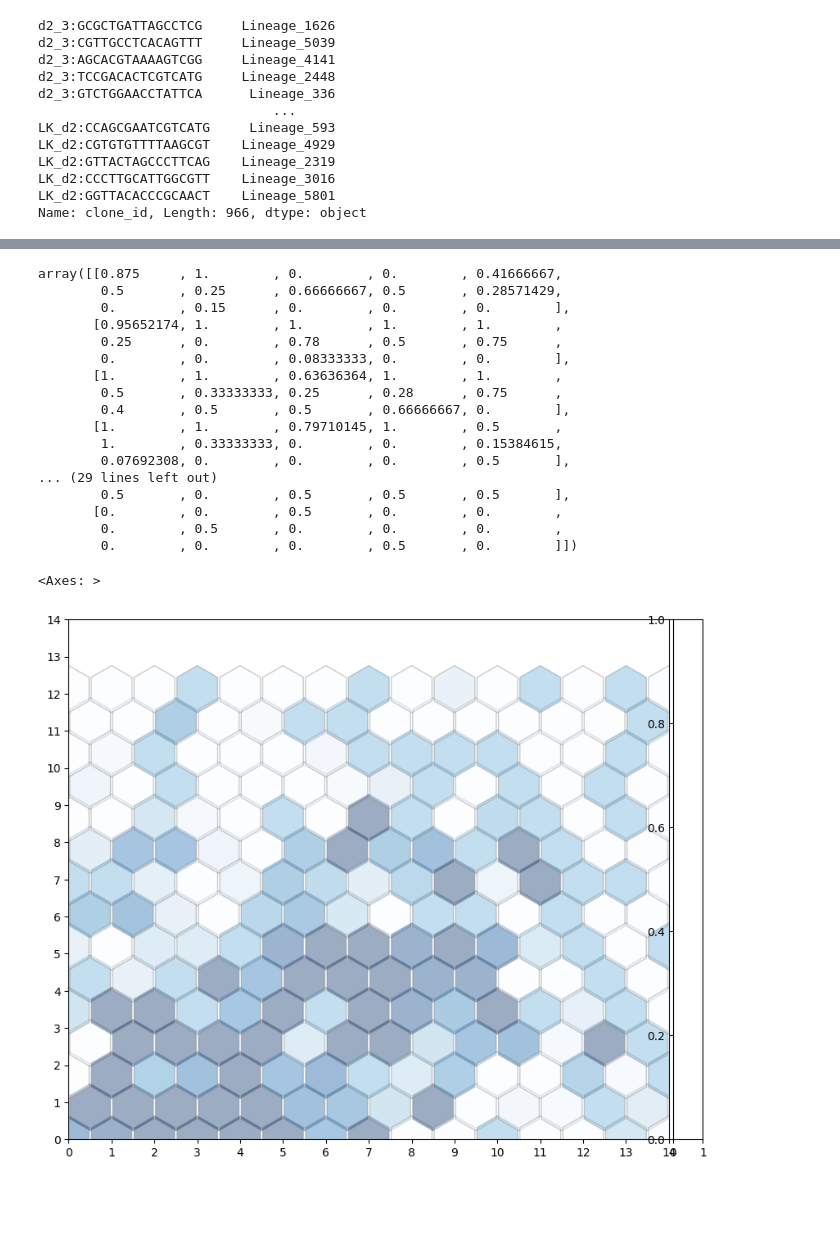
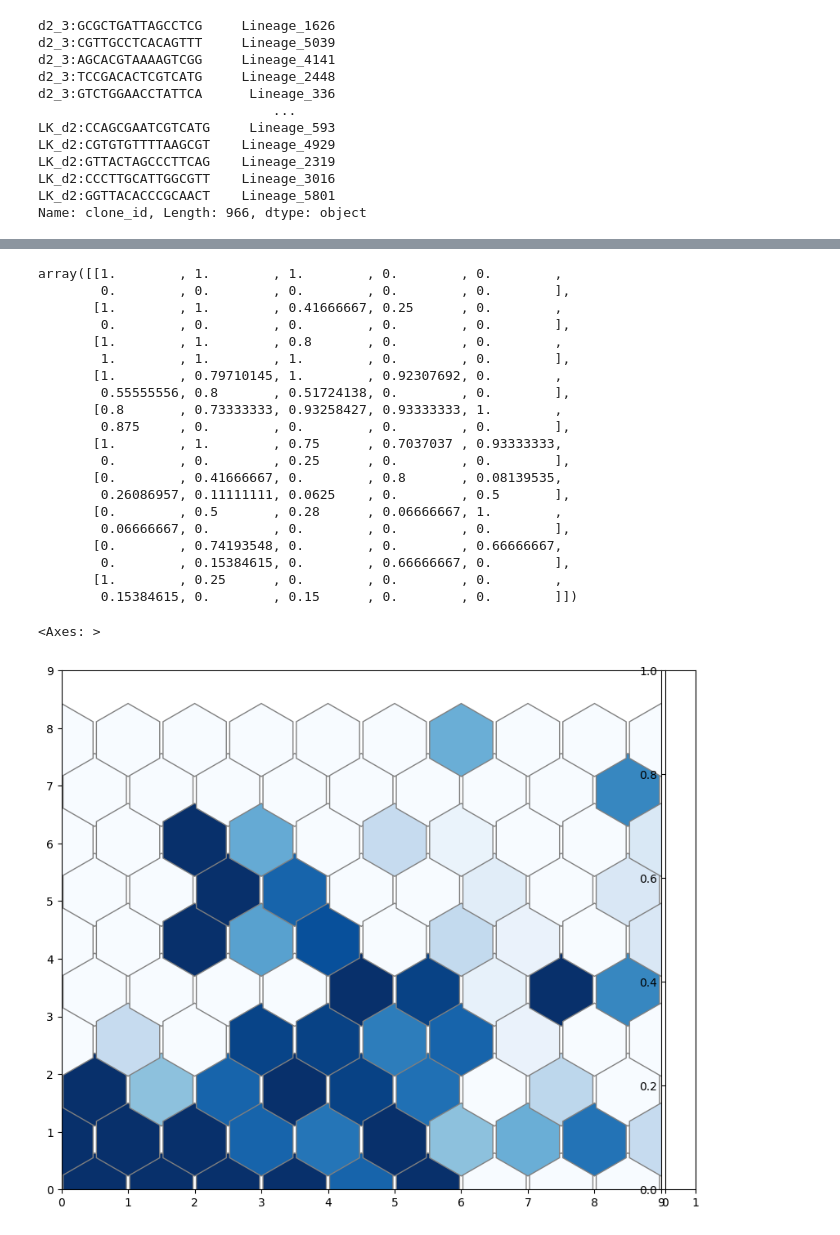
Before and after one commit to SZ-yang/SCSeq_LineageBarcoding, a Jupyter notebook: kevin/Writeup6_SOM/Writeup6_LARRY_SOM_entropy.ipynb, the cells around one changed output, grey strips where cells are left out. Saved outputs shown, nothing was run; the diff lists cells and outputs as text; code cells hidden in the pictures; blank space fills up the shorter version.

```diff
--- a/kevin/Writeup6_SOM/Writeup6_LARRY_SOM_entropy.ipynb
+++ b/kevin/Writeup6_SOM/Writeup6_LARRY_SOM_entropy.ipynb
@@ -176,7 +176,8 @@ print(train_embeddings_subset.shape)
 # %% [output]
 (966, 5)
 # %%
-som = MiniSom(15, 15,train_embeddings_subset.shape[1], sigma=1.5, learning_rate=.7, activation_distance='euclidean',
+grid_size = 10
+som = MiniSom(grid_size, grid_size,train_embeddings_subset.shape[1], sigma=1, learning_rate=.5, activation_distance='euclidean',
               topology='hexagonal', neighborhood_function='gaussian', random_seed=10)
 
 som.train(train_embeddings_subset, 100000, verbose=True)
@@ -288,8 +289,8 @@ class SOMClustering:
         return self.segments
 # %%
 # Assume som_weights is a 2D array of neurons (rows, cols, features)
-som_clustering = SOMClustering(weights, max_cluster_size=30)
-segments = som_clustering.fit(num_segments=8)
+som_clustering = SOMClustering(weights, max_cluster_size=20)
+segments = som_clustering.fit(num_segments=6)
 
 print(segments)  # Each neuron now has a segment label
 # %% [output]
@@ -490,7 +506,7 @@ print(neuron_to_monocyte_avg)
 import numpy as np
 
 # Initialize a 15x15 array with 0.5 everywhere
-monocyte_grid = np.full((15, 15), 0.5)
+monocyte_grid = np.full((grid_size, grid_size), 0.0)
 
 # Iterate over the neuron_to_monocyte_avg dictionary and update the corresponding locations
 for (x, y), monocyte_avg in neuron_to_monocyte_avg.items():
@@ -581,7 +600,7 @@ for winner, rows in winner_to_rows.items():
   neuron_to_neutrophil_avg[winner] = avg_neutrophil_proportion
 # %%
 # Initialize a 15x15 array with 0.5 everywhere
-neutrophil_grid = np.full((15, 15), 0.5)
+neutrophil_grid = np.full((grid_size, grid_size), 0.0)
 
 # Iterate over the neuron_to_neutrophil_avg dictionary and update the corresponding locations
 for (x, y), neutrophil_avg in neuron_to_neutrophil_avg.items():
@@ -589,50 +608,53 @@ for (x, y), neutrophil_avg in neuron_to_neutrophil_avg.items():
 # %%
 neutrophil_grid
 # %% [output]
-array([[0.875     , 1.        , 0.        , 0.        , 0.41666667,
-        0.5       , 0.25      , 0.66666667, 0.5       , 0.28571429,
-        0.        , 0.15      , 0.        , 0.        , 0.        ],
-       [0.95652174, 1.        , 1.        , 1.        , 1.        ,
-        0.25      , 0.        , 0.78      , 0.5       , 0.75      ,
-        0.        , 0.        , 0.08333333, 0.        , 0.        ],
-       [1.        , 1.        , 0.63636364, 1.        , 1.        ,
-        0.5       , 0.33333333, 0.25      , 0.28      , 0.75      ,
-        0.4       , 0.5       , 0.5       , 0.66666667, 0.        ],
-       [1.        , 1.        , 0.79710145, 1.        , 0.5       ,
-        1.        , 0.33333333, 0.        , 0.        , 0.15384615,
-        0.07692308, 0.        , 0.        , 0.        , 0.5       ],
-... (29 lines left out)
-        0.5       , 0.        , 0.5       , 0.5       , 0.5       ],
-       [0.        , 0.        , 0.5       , 0.        , 0.        ,
-        0.        , 0.5       , 0.        , 0.        , 0.        ,
-        0.        , 0.        , 0.        , 0.5       , 0.        ]])
+array([[1.        , 1.        , 1.        , 0.        , 0.        ,
+        0.        , 0.        , 0.        , 0.        , 0.        ],
+       [1.        , 1.        , 0.41666667, 0.25      , 0.        ,
+        0.        , 0.        , 0.        , 0.        , 0.        ],
+       [1.        , 1.        , 0.8       , 0.        , 0.        ,
+        1.        , 1.        , 1.        , 0.        , 0.        ],
+       [1.        , 0.79710145, 1.        , 0.92307692, 0.        ,
+        0.55555556, 0.8       , 0.51724138, 0.        , 0.        ],
+       [0.8       , 0.73333333, 0.93258427, 0.93333333, 1.        ,
+        0.875     , 0.        , 0.        , 0.        , 0.        ],
+       [1.        , 1.        , 0.75      , 0.7037037 , 0.93333333,
+        0.        , 0.        , 0.25      , 0.        , 0.        ],
+       [0.        , 0.41666667, 0.        , 0.8       , 0.08139535,
+        0.26086957, 0.11111111, 0.0625    , 0.        , 0.5       ],
+       [0.        , 0.5       , 0.28      , 0.06666667, 1.        ,
+        0.06666667, 0.        , 0.        , 0.        , 0.        ],
+       [0.        , 0.74193548, 0.        , 0.        , 0.66666667,
+        0.        , 0.15384615, 0.        , 0.66666667, 0.        ],
+       [1.        , 0.25      , 0.        , 0.        , 0.        ,
+        0.15384615, 0.        , 0.15      , 0.        , 0.        ]])
 # %%
 # Create a figure for the hexagonal grid visualization
 f = plt.figure(figsize=(10,10))
 ax = f.add_subplot(111)
 
 ax.set_aspect('equal')
 
 # Create a hexagonal grid for the SOM
 for i in range(weights.shape[0]):
     for j in range(weights.shape[1]):
         wy = yy[(i, j)] * np.sqrt(3) / 2
         hex = RegularPolygon((xx[(i, j)], wy),
                              numVertices=6,
                              radius=.95 / np.sqrt(3),
                              facecolor=cm.Blues(neutrophil_grid[i, j]),
-                             alpha=.4,
+                             alpha=0.4,
                              edgecolor='gray')
         ax.add_patch(hex)
 
 xrange = np.arange(weights.shape[0])
 yrange = np.arange(weights.shape[1])
 plt.xticks(xrange-.5, xrange)
 plt.yticks(yrange * np.sqrt(3) / 2, yrange)
 
 divider = make_axes_locatable(plt.gca())
 ax_cb = divider.new_horizontal(size="5%", pad=0.05)
 plt.gcf().add_axes(ax_cb)
 # %% [output]
 <Axes: >
-[figure, old version]
+[figure, new version]
```
Also changed, not shown: parts of 18 cells of this notebook.
